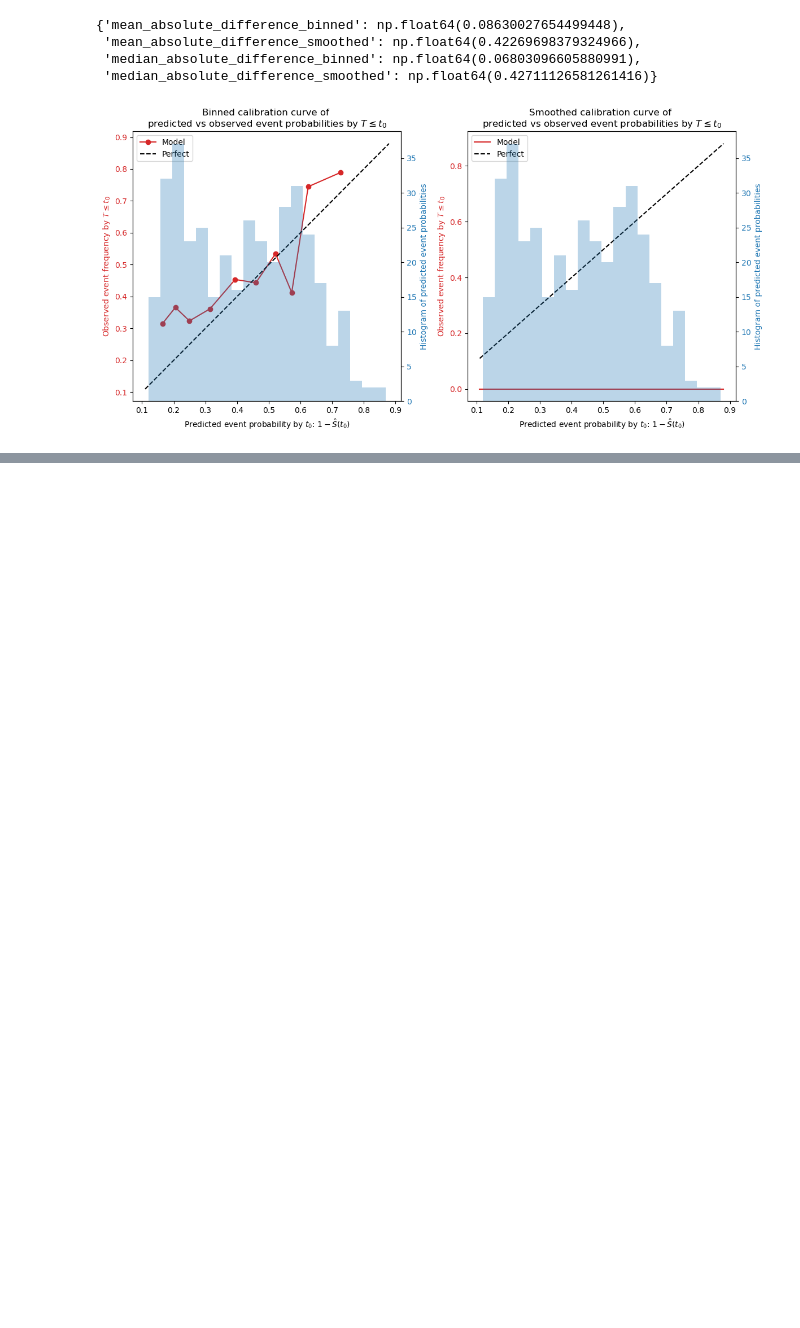
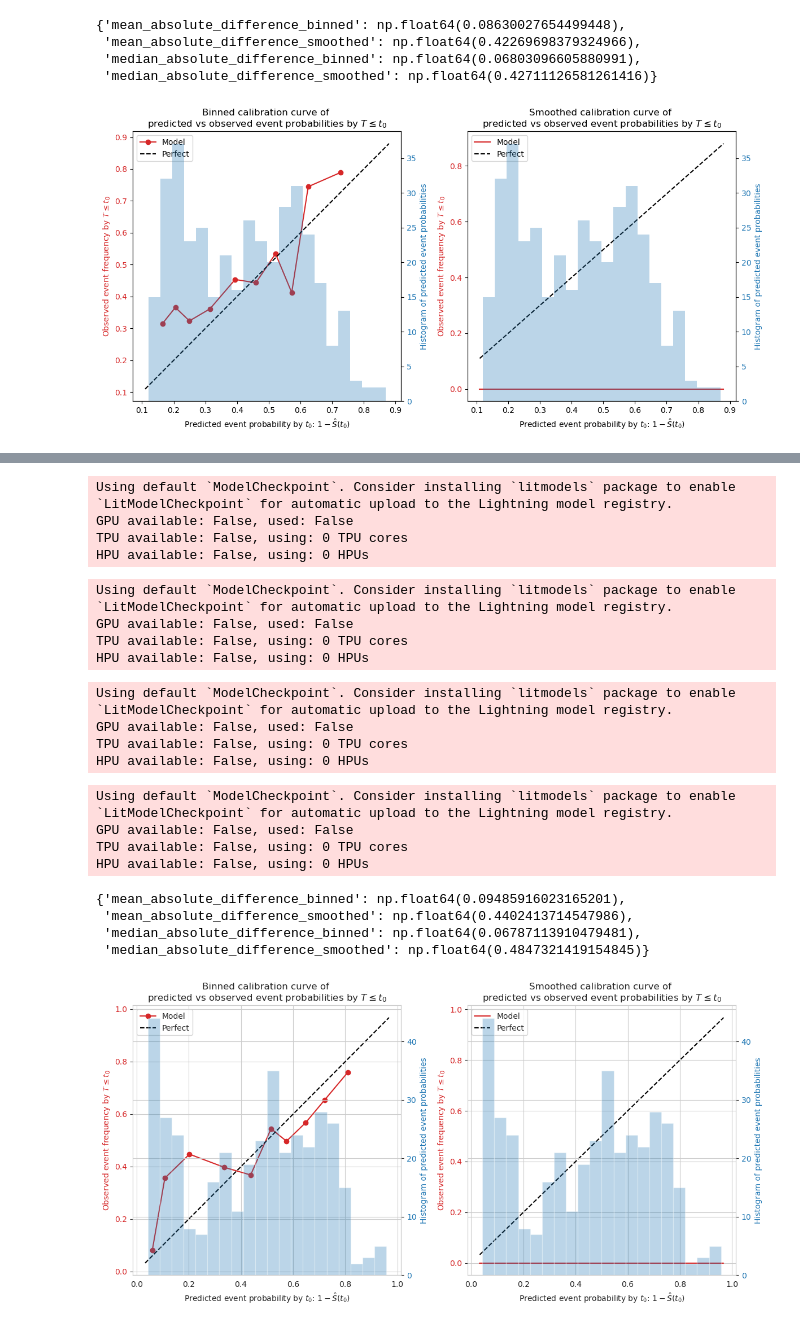
Before and after one commit to steliosbl/SurvSHAREs, a Jupyter notebook: share_survival_train.ipynb, the cells around one changed output, grey strips where cells are left out. Saved outputs shown, nothing was run; the diff lists cells and outputs as text; code cells hidden in the pictures; blank space fills up the shorter version.

```diff
--- a/share_survival_train.ipynb
+++ b/share_survival_train.ipynb
@@ -195,0 +213,27 @@ HPU available: False, using: 0 HPUs
+# %%
+from survshares.hazard_model import HazardModel
+hm = HazardModel(best_model, dataset.categorical_values).prepare_estimands(X_train, T_train, E_train)
+hm.score(torch.Tensor(X_test), torch.Tensor(T_test), torch.Tensor(E_test), extended=False)
+hm.plot_calibration(torch.Tensor(X_test), torch.Tensor(T_test), torch.Tensor(E_test), t0=np.unique(T_train)[len(T_train)//2])
+# %% [output]
+Using default `ModelCheckpoint`. Consider installing `litmodels` package to enable `LitModelCheckpoint` for automatic upload to the Lightning model registry.
+GPU available: False, used: False
+TPU available: False, using: 0 TPU cores
+HPU available: False, using: 0 HPUs
+Using default `ModelCheckpoint`. Consider installing `litmodels` package to enable `LitModelCheckpoint` for automatic upload to the Lightning model registry.
+GPU available: False, used: False
+TPU available: False, using: 0 TPU cores
+HPU available: False, using: 0 HPUs
+Using default `ModelCheckpoint`. Consider installing `litmodels` package to enable `LitModelCheckpoint` for automatic upload to the Lightning model registry.
+GPU available: False, used: False
+TPU available: False, using: 0 TPU cores
+HPU available: False, using: 0 HPUs
+Using default `ModelCheckpoint`. Consider installing `litmodels` package to enable `LitModelCheckpoint` for automatic upload to the Lightning model registry.
+GPU available: False, used: False
+TPU available: False, using: 0 TPU cores
+HPU available: False, using: 0 HPUs
+{'mean_absolute_difference_binned': np.float64(0.09485916023165201),
+ 'mean_absolute_difference_smoothed': np.float64(0.4402413714547986),
+ 'median_absolute_difference_binned': np.float64(0.06787113910479481),
+ 'median_absolute_difference_smoothed': np.float64(0.4847321419154845)}
+[figure, added]
```
Also changed, not shown: parts of 14 cells of this notebook, 1 other file.
